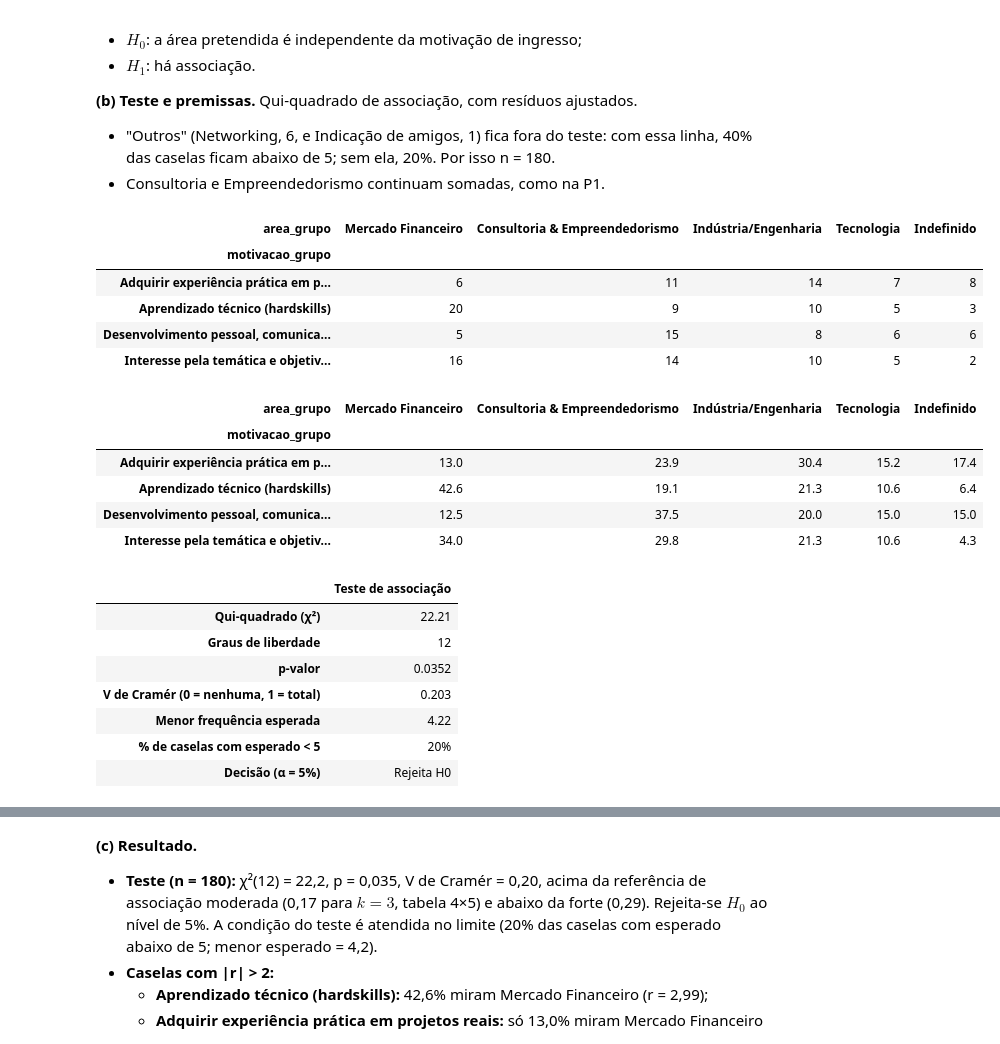
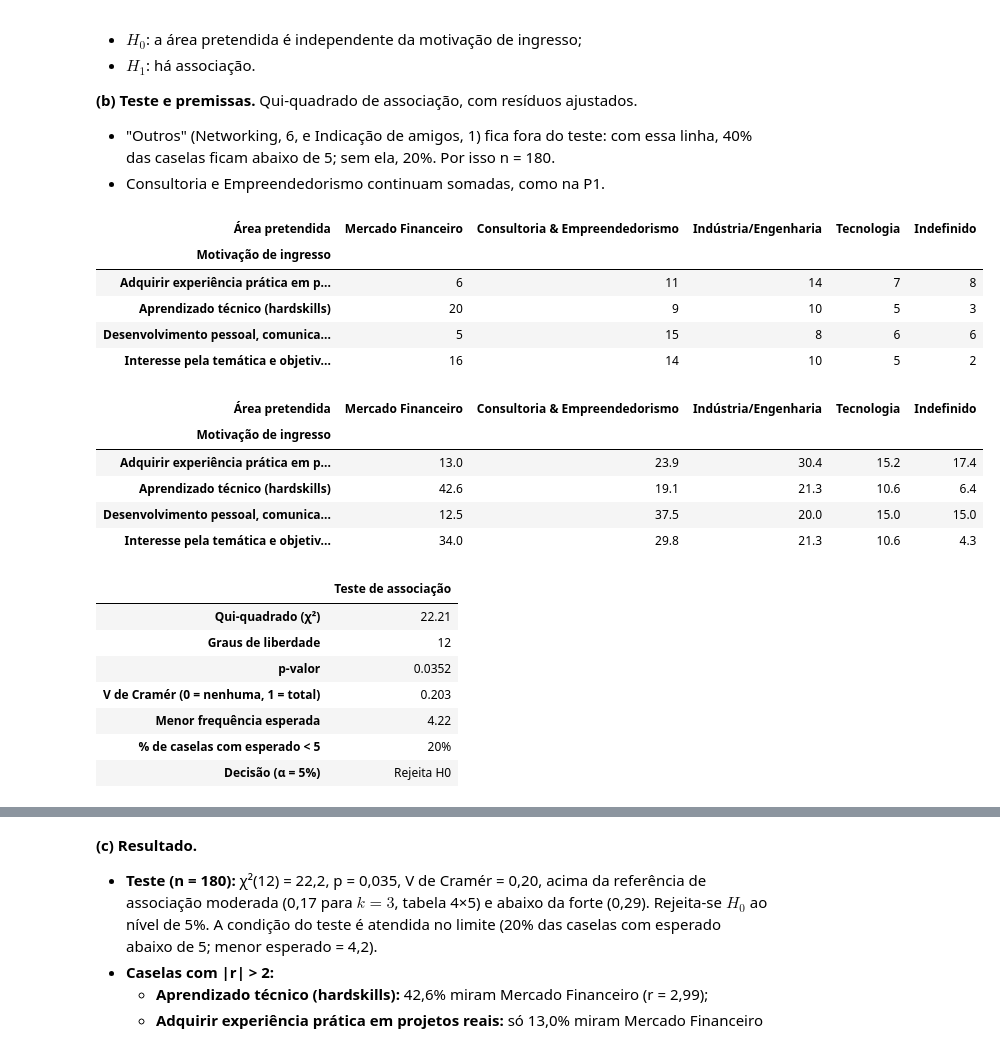
Before and after one commit to psallescard/estudo-grupos-de-extensao, a Jupyter notebook: notebooks/02_Carreira_Trajetoria_Objetivos.ipynb, the cells around one changed output, grey strips where cells are left out. Saved outputs shown, nothing was run; the diff lists cells and outputs as text; code cells hidden in the pictures.

```diff
--- a/notebooks/02_Carreira_Trajetoria_Objetivos.ipynb
+++ b/notebooks/02_Carreira_Trajetoria_Objetivos.ipynb
@@ -48,6 +48,7 @@ from src.stats_tests import (chi_square_association, group_means, one_way_anova,
                              standardized_residuals)
 
 pd.set_option("display.max_columns", None)
+pd.set_option("display.max_colwidth", None)
 df = prepare_front_data(pd.read_parquet(DATA_DIR / "clean_data.parquet"))
 print(f"{len(df)} alunos carregados.")
 # %% [output]
@@ -257,20 +260,21 @@ plot_stacked_shares(p1b_observed, "Área pretendida após a formatura, por grand
 # %%
 p2_sample = analysis_sample(df, ["motivacao_grupo", "area_grupo"], exclude={"motivacao_grupo": ["Outros"]})
 p2_observed, p2_result = chi_square_association(p2_sample, "motivacao_grupo", "area_grupo")
+p2_observed = p2_observed.rename_axis(index="Motivação de ingresso", columns="Área pretendida")
 p2_observed.to_csv(TAB_DIR / "f3_tab08_p2_motivacao_x_area.csv")
 p2_result.to_csv(TAB_DIR / "f3_tab09_p2_qui_quadrado.csv")
 display(p2_observed)
 display(row_percentages(p2_observed))
 p2_result
 # %% [output]
-| area_grupo | Mercado Financeiro | Consultoria & Empreendedorismo | Indústria/Engenharia | Tecnologia | Indefinido |
-| motivacao_grupo |  |  |  |  |  |
+| Área pretendida | Mercado Financeiro | Consultoria & Empreendedorismo | Indústria/Engenharia | Tecnologia | Indefinido |
+| Motivação de ingresso |  |  |  |  |  |
 | Adquirir experiência prática em p... | 6 | 11 | 14 | 7 | 8 |
 | Aprendizado técnico (hardskills) | 20 | 9 | 10 | 5 | 3 |
 | Desenvolvimento pessoal, comunica... | 5 | 15 | 8 | 6 | 6 |
 | Interesse pela temática e objetiv... | 16 | 14 | 10 | 5 | 2 |
-| area_grupo | Mercado Financeiro | Consultoria & Empreendedorismo | Indústria/Engenharia | Tecnologia | Indefinido |
-| motivacao_grupo |  |  |  |  |  |
+| Área pretendida | Mercado Financeiro | Consultoria & Empreendedorismo | Indústria/Engenharia | Tecnologia | Indefinido |
+| Motivação de ingresso |  |  |  |  |  |
 | Adquirir experiência prática em p... | 13.0 | 23.9 | 30.4 | 15.2 | 17.4 |
 | Aprendizado técnico (hardskills) | 42.6 | 19.1 | 21.3 | 10.6 | 6.4 |
 | Desenvolvimento pessoal, comunica... | 12.5 | 37.5 | 20.0 | 15.0 | 15.0 |
```
Also changed, not shown: parts of 12 cells of this notebook, 13 other files.
